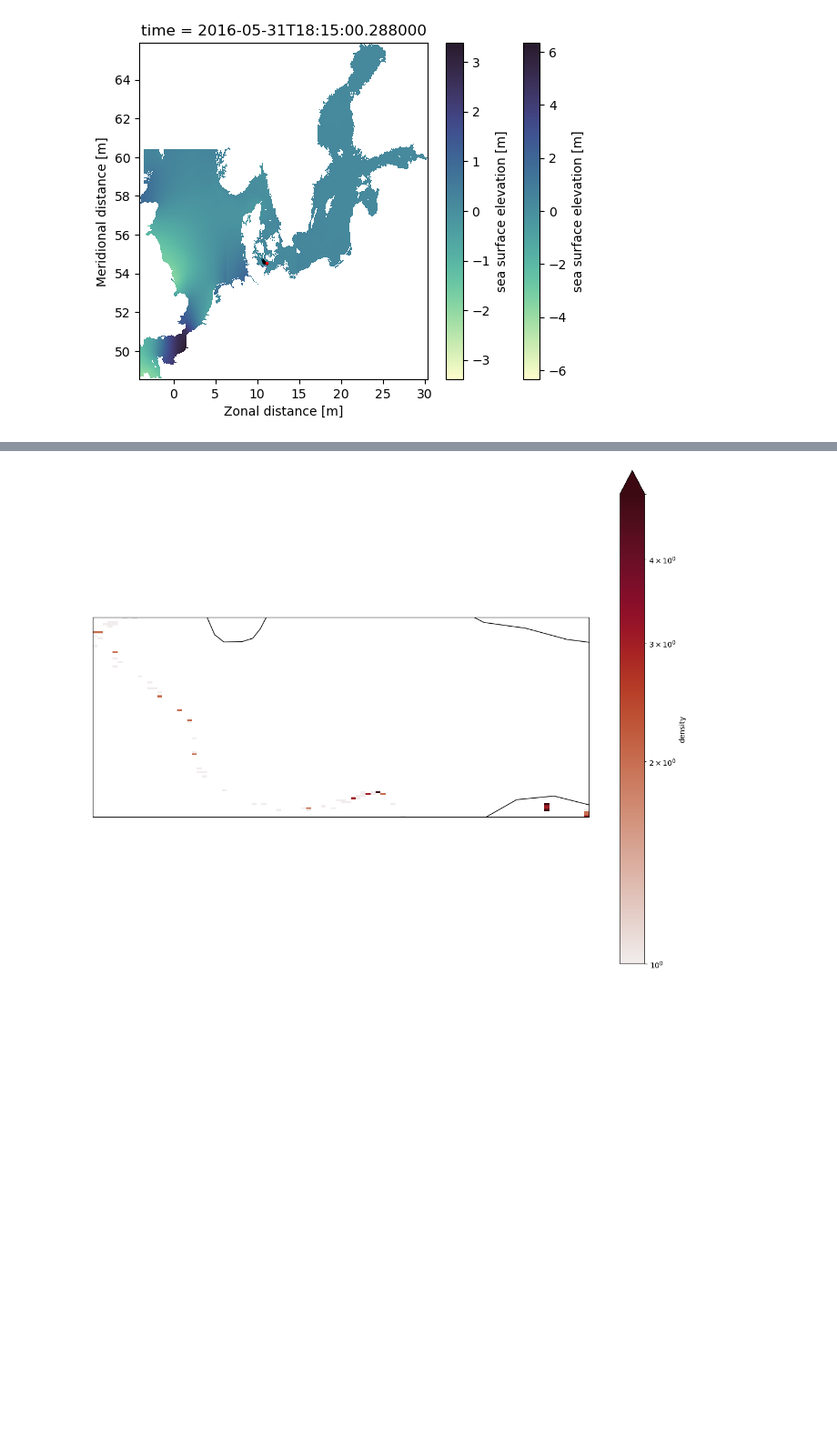
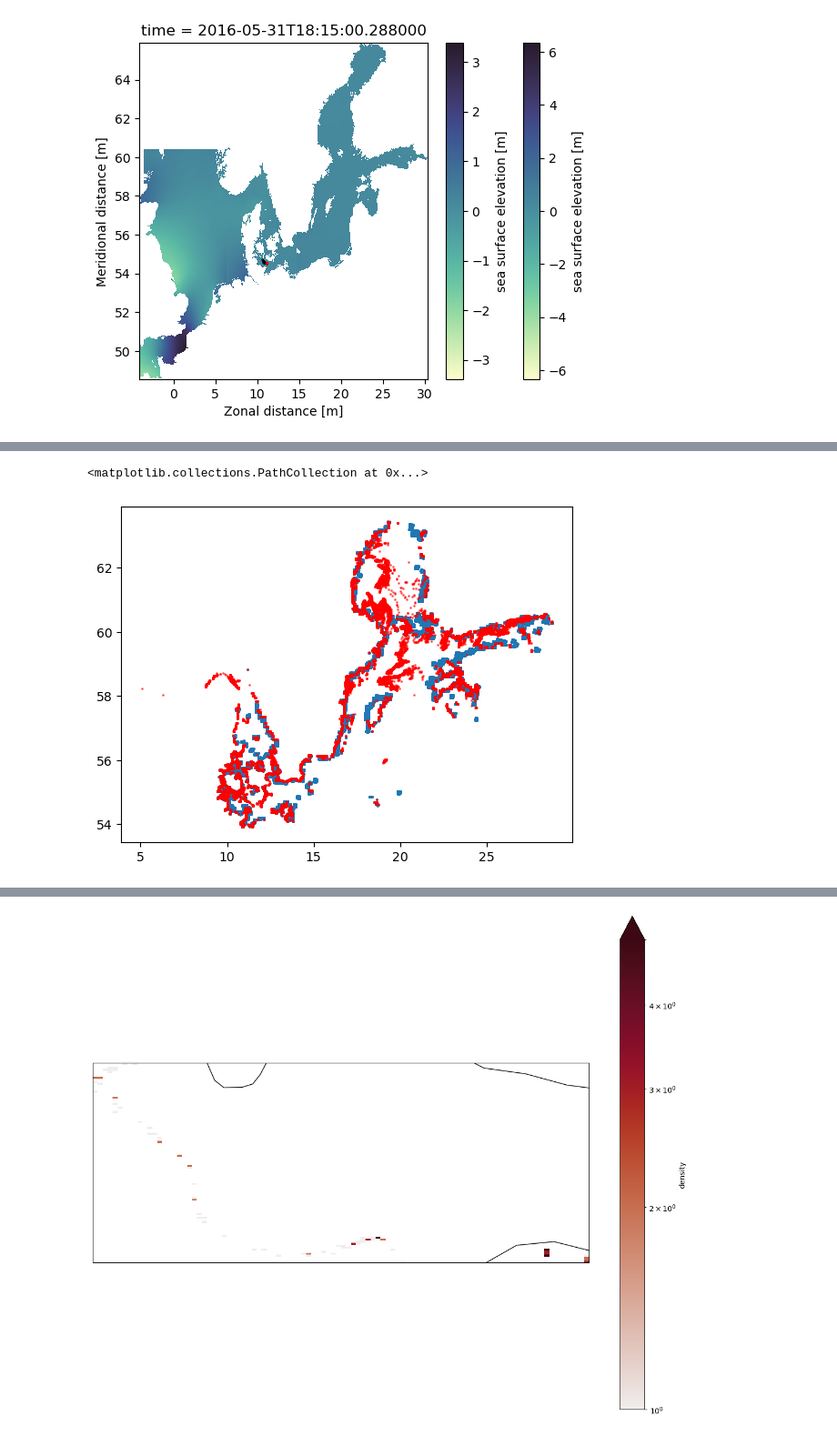
Before and after one commit to geomar-od-lagrange/2025_fucus-dispersal, a Jupyter notebook: notebooks/FucusDispersal.ipynb, the cells around one changed output, grey strips where cells are left out. Shown at 91% size. Cells and saved outputs as stored; diff of their text form; code cells hidden in the pictures; blank space fills up the shorter version.

```diff
--- a/notebooks/FucusDispersal.ipynb
+++ b/notebooks/FucusDispersal.ipynb
@@ -911,6 +818,9 @@ plt.show()
 # plt.show()
 # %% [output]
 [figure]
+# %%
+first_lat = ds_trajectories.isel(obs=0).lat
+first_lon = ds_trajectories.isel(obs=0).lon
 # %%
 last_valid_obs = ds_trajectories.obs.where(ds_trajectories.lon.notnull()).max('obs').astype(int)
 last_step = ds_trajectories.isel(obs=last_valid_obs).compute()
@@ -954,0 +842,3 @@ array([10.6502554 , 11.16664982, 10.65778864, 10.54617976, 10.74708439,
+# %%
+traj_moving = ds_trajectories.where(first_lon != last_lon, drop=True)
+traj_moving
@@ -955,3 +863,9 @@ array([10.6502554 , 11.16664982, 10.65778864, 10.54617976, 10.74708439,
+# %%
+plt.scatter(traj_moving.lon.isel(obs=0), traj_moving.lat.isel(obs=0), s=1)
+plt.scatter(traj_moving.lon.isel(obs=27), traj_moving.lat.isel(obs=27), s=1, c="r", alpha=.5)
+# %% [output]
+<matplotlib.collections.PathCollection at 0x...>
+[figure, added]
 # %%
 fig = plt.figure(figsize=(15,12))
 ax = fig.add_subplot(
```
Also changed, not shown: parts of 69 cells of this notebook.
